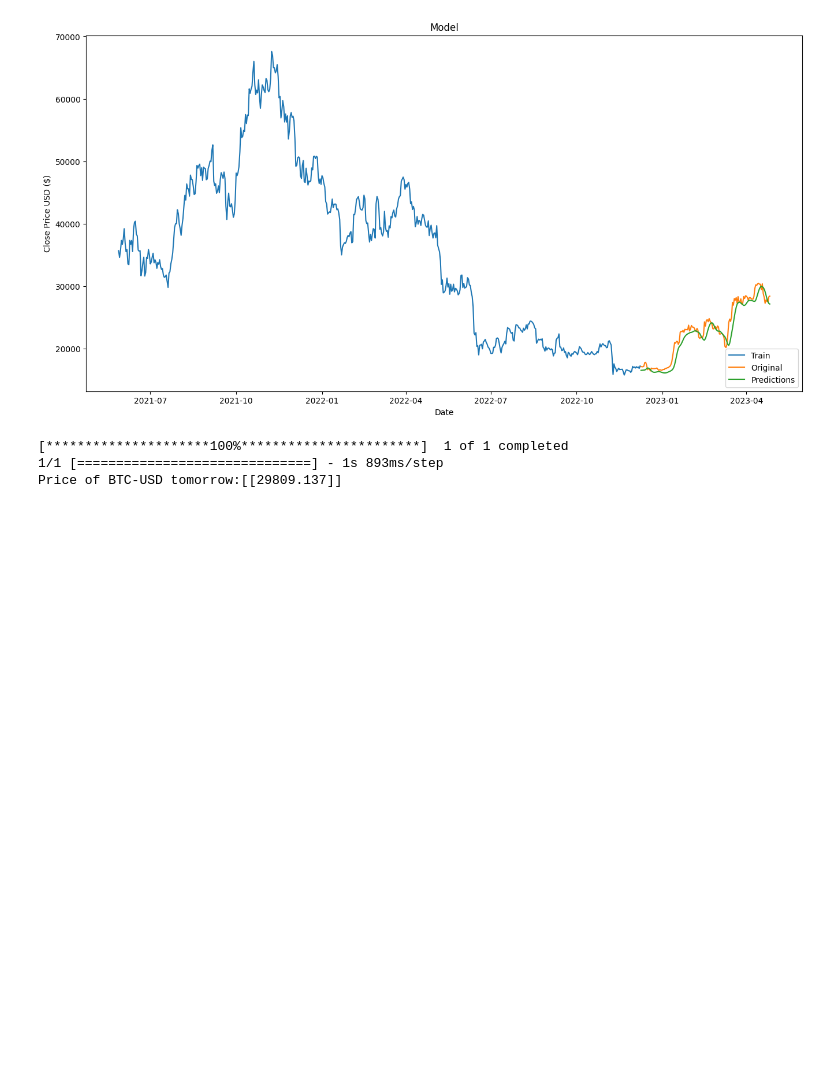
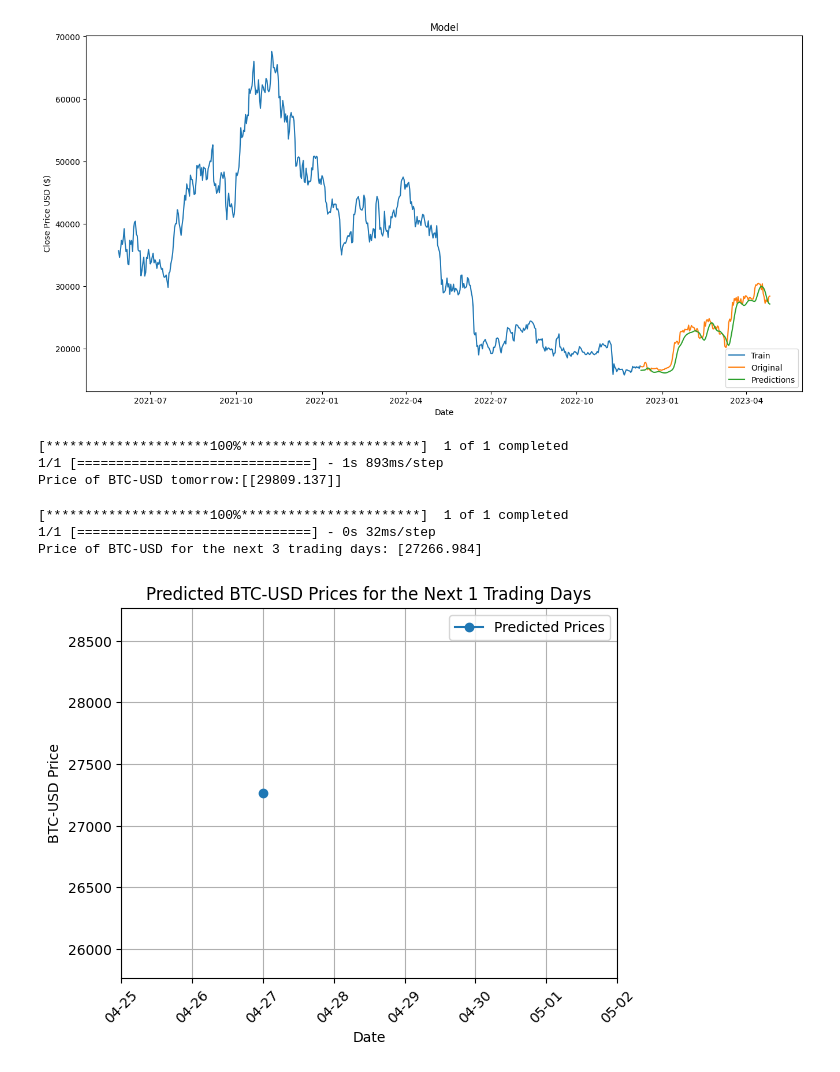
Before and after one commit to TongWu/ELEN-6889_Crypto_Prediction_With_Tweet, a Jupyter notebook: Crypto_Prediction/Branch/Price_only/LSTM_amsgrad.ipynb, the cells around one changed output. Saved outputs shown, nothing was run; the diff lists cells and outputs as text; code cells hidden in the pictures; blank space fills up the shorter version.

```diff
--- a/Crypto_Prediction/Branch/Price_only/LSTM_amsgrad.ipynb
+++ b/Crypto_Prediction/Branch/Price_only/LSTM_amsgrad.ipynb
@@ -284,4 +287,11 @@ def predict_and_plot_btc_prices(num_days_to_predict):
   plt.show()
+# %%
+predict_and_plot_btc_prices(1)
+# %% [output]
+[*********************100%***********************]  1 of 1 completed
+1/1 [==============================] - 0s 32ms/step
+Price of BTC-USD for the next 3 trading days: [27266.984]
+[figure, added]
 # %%
 predict_and_plot_btc_prices(3)
 # %% [output]
```
Also changed, not shown: parts of 5 cells of this notebook.
